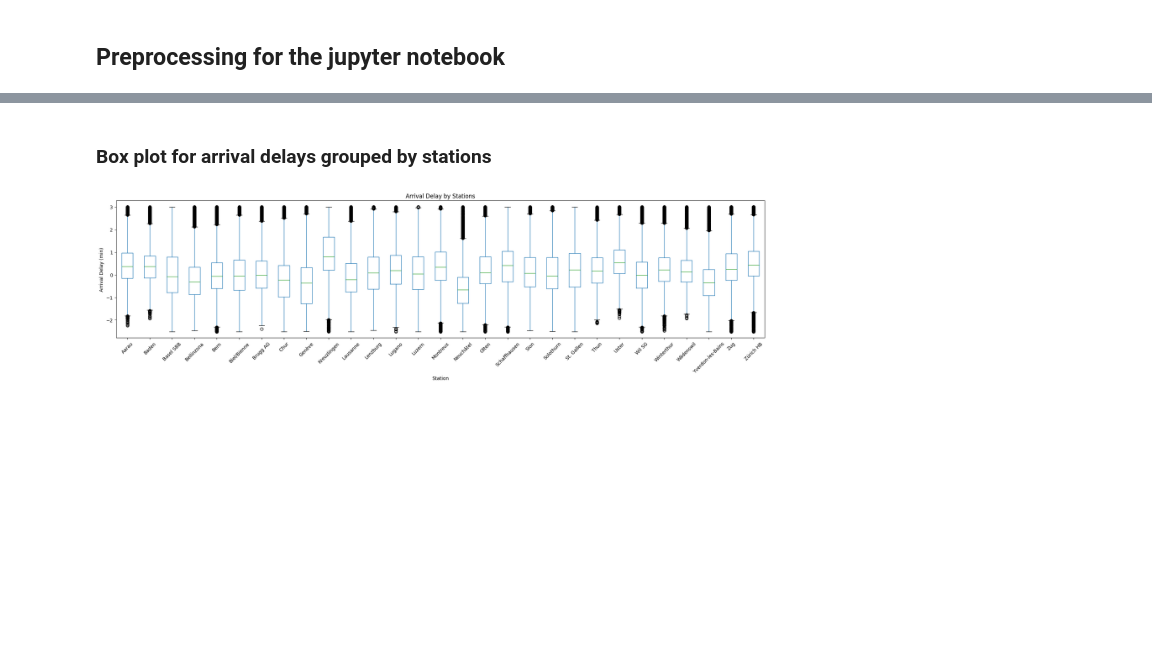
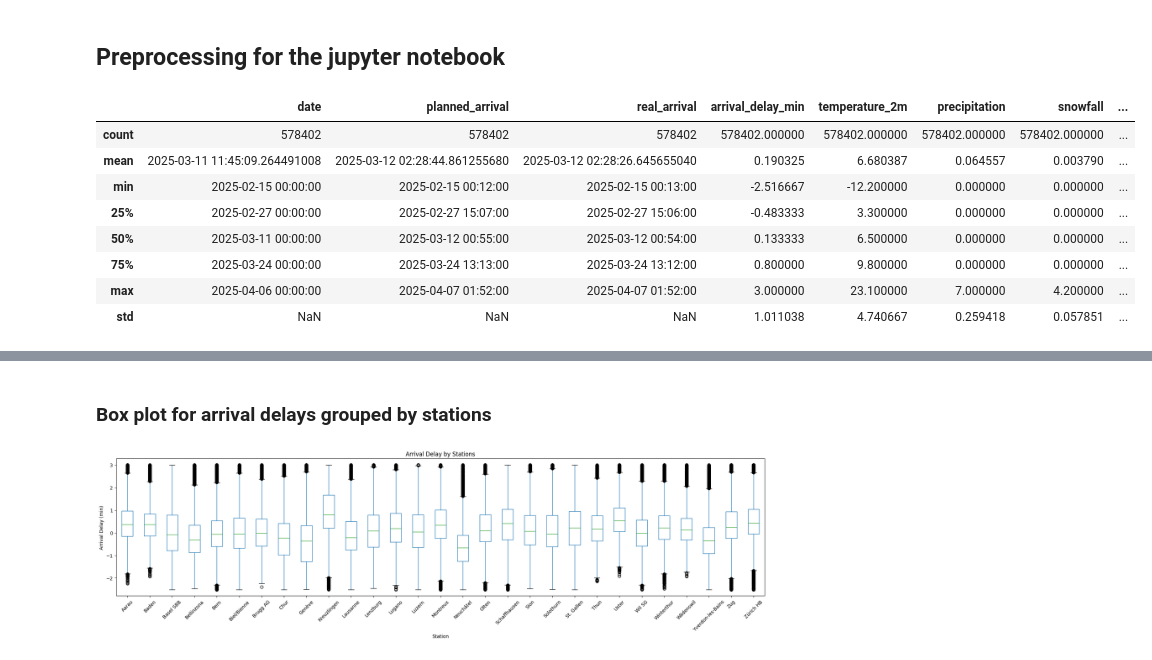
Before and after one commit to Bettomatt/CIP_FS25_211, a Jupyter notebook: scripts/visualizations_part3.ipynb, the cells around one changed output, grey strips where cells are left out. Saved outputs shown, nothing was run; the diff lists cells and outputs as text; code cells hidden in the pictures; blank space fills up the shorter version.

```diff
--- a/scripts/visualizations_part3.ipynb
+++ b/scripts/visualizations_part3.ipynb
@@ -228,3 +227,15 @@ data_no_nan2['orig_weather_description'] = data_no_nan2['orig_weather_descriptio
 # Add simplified Weather Code description
 
 data_no_nan2['simp_weather_description'] = data_no_nan2['weathercode'].apply(simplified_weather)
+# %%
+data_no_nan.describe()
+# %% [output]
+|  | date | planned_arrival | real_arrival | arrival_delay_min | temperature_2m | precipitation | snowfall | ... |
+| count | 578402 | 578402 | 578402 | 578402.000000 | 578402.000000 | 578402.000000 | 578402.000000 | ... |
+| mean | 2025-03-11 11:45:09.264491008 | 2025-03-12 02:28:44.861255680 | 2025-03-12 02:28:26.645655040 | 0.190325 | 6.680387 | 0.064557 | 0.003790 | ... |
+| min | 2025-02-15 00:00:00 | 2025-02-15 00:12:00 | 2025-02-15 00:13:00 | -2.516667 | -12.200000 | 0.000000 | 0.000000 | ... |
+| 25% | 2025-02-27 00:00:00 | 2025-02-27 15:07:00 | 2025-02-27 15:06:00 | -0.483333 | 3.300000 | 0.000000 | 0.000000 | ... |
+| 50% | 2025-03-11 00:00:00 | 2025-03-12 00:55:00 | 2025-03-12 00:54:00 | 0.133333 | 6.500000 | 0.000000 | 0.000000 | ... |
+| 75% | 2025-03-24 00:00:00 | 2025-03-24 13:13:00 | 2025-03-24 13:12:00 | 0.800000 | 9.800000 | 0.000000 | 0.000000 | ... |
+| max | 2025-04-06 00:00:00 | 2025-04-07 01:52:00 | 2025-04-07 01:52:00 | 3.000000 | 23.100000 | 7.000000 | 4.200000 | ... |
+| std | NaN | NaN | NaN | 1.011038 | 4.740667 | 0.259418 | 0.057851 | ... |
```
Also changed, not shown: parts of 9 cells of this notebook, 1 other file.
